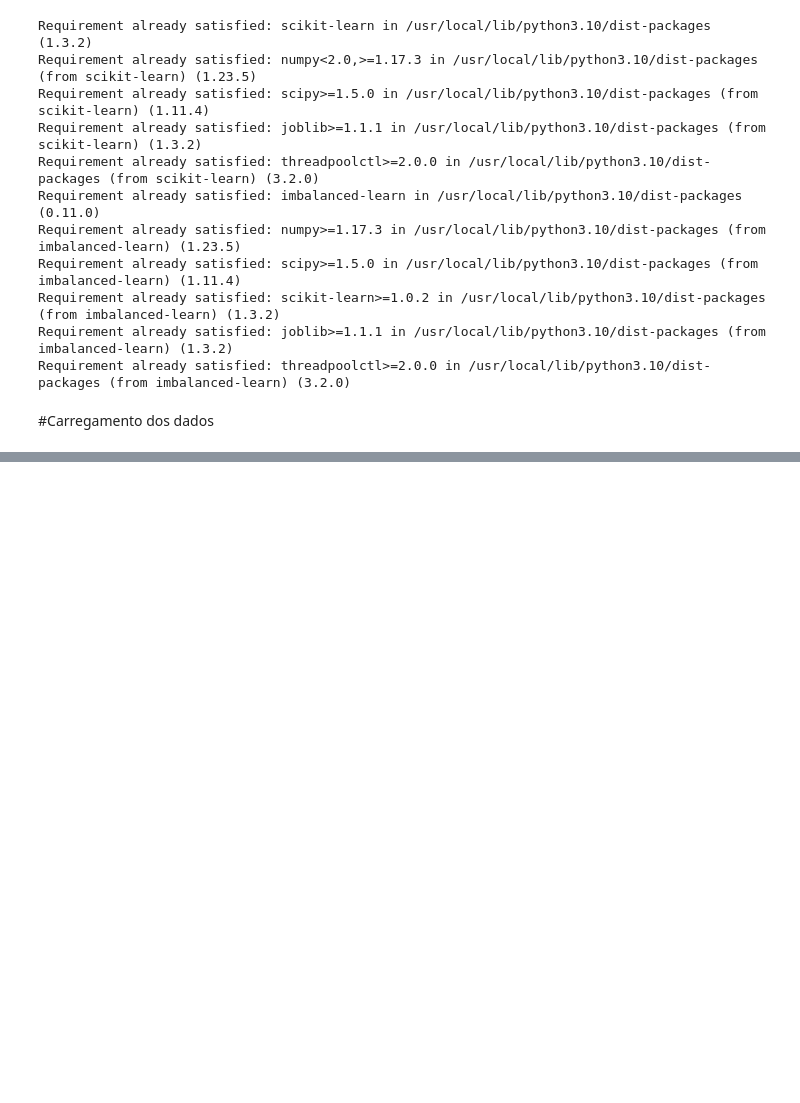
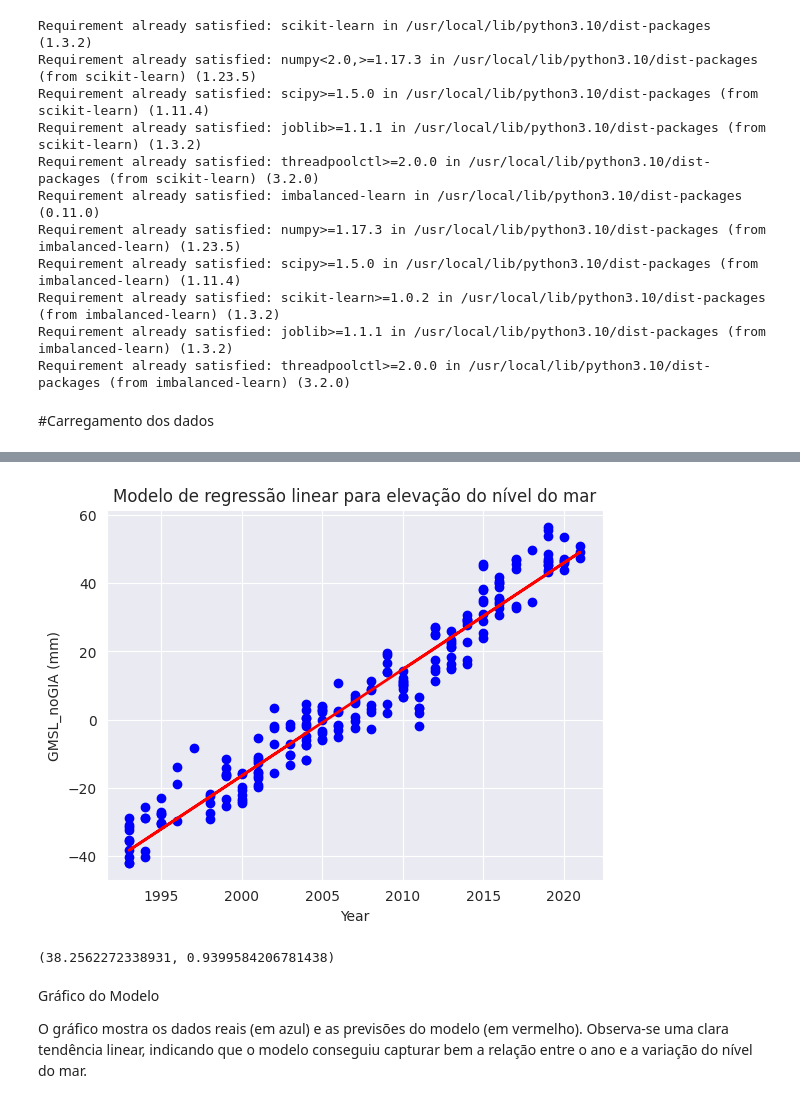
Before and after one commit to castrokelly/eEDB-001-2023-4, a Jupyter notebook: Cidades_Submersas.ipynb, the cells around one changed output, grey strips where cells are left out. Saved outputs shown, nothing was run; the diff lists cells and outputs as text; code cells hidden in the pictures; blank space fills up the shorter version.

```diff
--- a/Cidades_Submersas.ipynb
+++ b/Cidades_Submersas.ipynb
@@ -154,0 +287,7 @@ plt.show()
+# %%
+# Dividindo os dados em conjuntos de treino e teste
+X_train, X_test, y_train, y_test = train_test_split(X, y, test_size=0.2, random_state=0)
+# %%
+# Criando o modelo de regressão linear
+model = LinearRegression()
+model.fit(X_train, y_train)
@@ -154,0 +296,7 @@ plt.show()
+# %%
+# Realizando previsões com o modelo
+y_pred = model.predict(X_test)
+# %%
+# Avaliando o modelo
+mse = mean_squared_error(y_test, y_pred)
+r2 = r2_score(y_test, y_pred)
@@ -154,0 +311,17 @@ plt.show()
+# %%
+# Plotando os resultados
+plt.scatter(X_test, y_test, color='blue')
+plt.plot(X_test, y_pred, color='red', linewidth=2)
+plt.xlabel('Year')
+plt.ylabel('GMSL_noGIA (mm)')
+plt.title('Modelo de regressão linear para elevação do nível do mar')
+plt.show()
+
+mse, r2
+# %% [output]
+[figure, added]
+(38.2562272338931, 0.9399584206781438)
+# %% [markdown]
+Gráfico do Modelo
+
+O gráfico mostra os dados reais (em azul) e as previsões do modelo (em vermelho). Observa-se uma clara tendência linear, indicando que o modelo conseguiu capturar bem a relação entre o ano e a variação do nível do mar.
```
Also changed, not shown: parts of 48 cells of this notebook.
